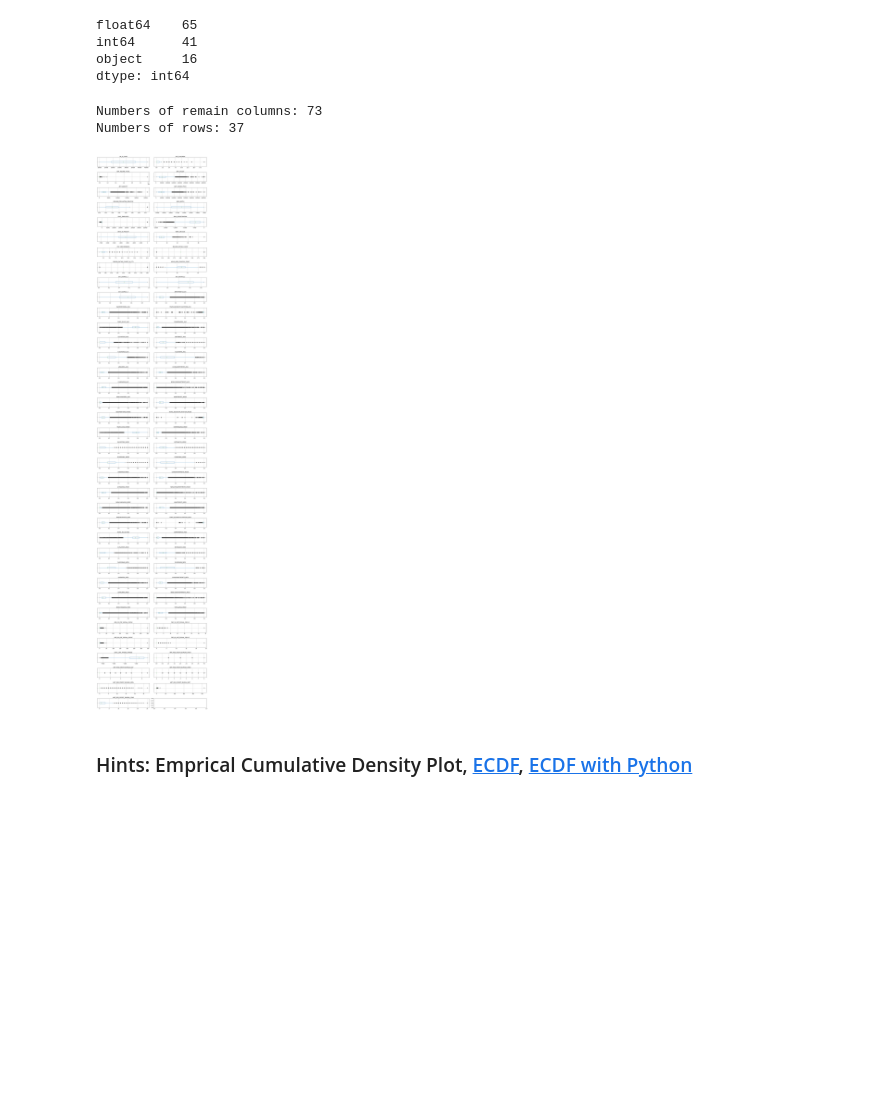
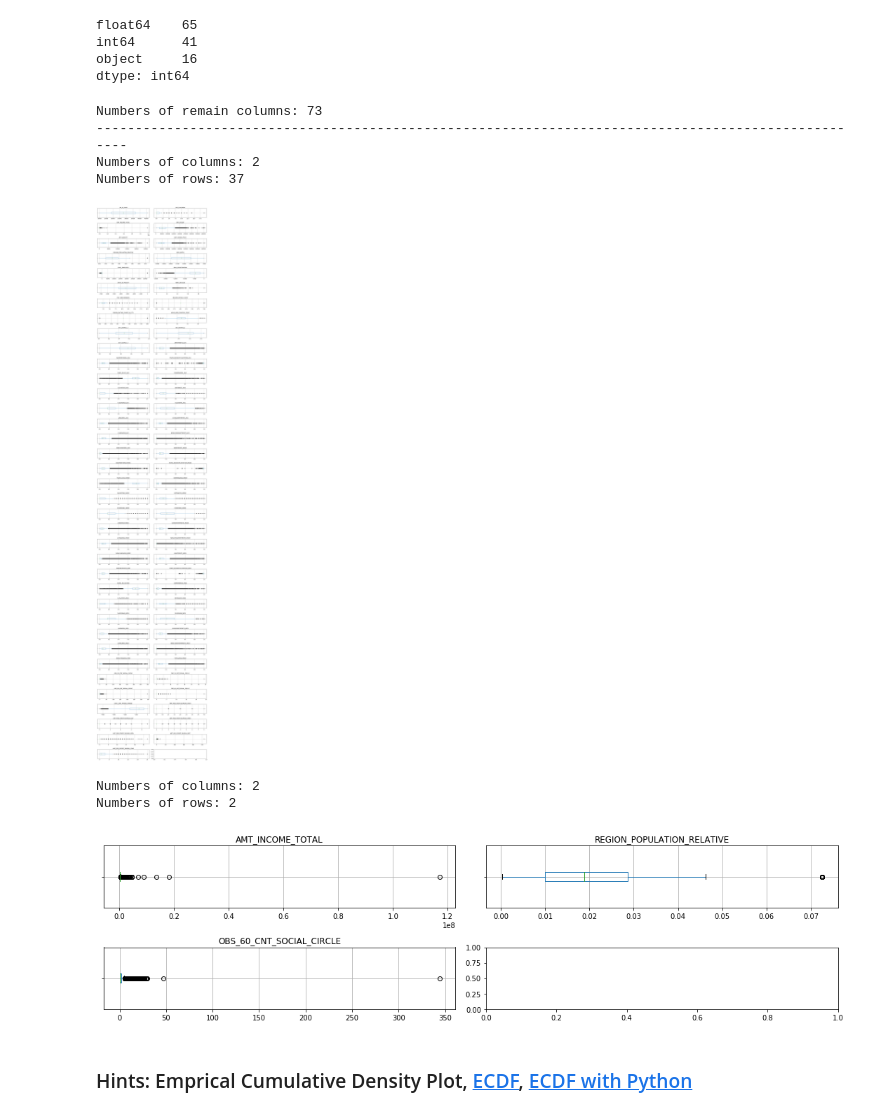
Before and after one commit to leon0825/ML100-Days, a Jupyter notebook: homework/Day_006_HW.ipynb, the cells around one changed output. Drawn from its saved outputs; the diff is of its cells as text; code cells hidden in the pictures; blank space fills up the shorter version.

```diff
--- a/homework/Day_006_HW.ipynb
+++ b/homework/Day_006_HW.ipynb
@@ -30,6 +30,21 @@ Path of read in data: ./data\application_train.csv
 5 rows × 122 columns
 # %% [markdown]
 ## 請參考 HomeCredit_columns_description.csv 的欄位說明，觀察並列出三個你覺得可能有 outlier 的欄位並解釋可能的原因
+# %%
+# 繪製 - 箱形圖
+def print_boxplot(data, numeric_columns, num_cols = 2):
+    num_rows = int(np.ceil(len(numeric_columns) / num_cols))
+    print("Numbers of columns: %s" % num_cols)
+    print("Numbers of rows: %s" % num_rows)
+
+    fig, axes = plt.subplots(num_rows, num_cols, figsize = (15, num_rows * 2))
+    for (col, ax) in zip(numeric_columns, axes.ravel()):
+        data.boxplot(column = col, ax = ax, vert = False)
+        ax.set_yticklabels([])
+        ax.set_title(col)
+
+    plt.tight_layout()
+    plt.show()
 # %%
 # 先查看「欄位」的所有「資料型態」
 app_train.dtypes.value_counts()
@@ -64,27 +79,27 @@ for col in numeric_columns:
     plt.show()
 '''
 
-num_cols = 2
-num_rows = int(np.ceil(len(numeric_columns) / num_cols))
-print("Numbers of rows: %s" % num_rows)
-
-fig, axes = plt.subplots(num_rows, num_cols, figsize = (15, num_rows * 2))
-for (col, ax) in zip(numeric_columns, axes.ravel()):
-    app_train.boxplot(column = col, ax = ax, vert = False)
-    ax.set_yticklabels([])
-    ax.set_title(col)
-
-plt.tight_layout()
-plt.show()
+print('-' * 100)
+print_boxplot(app_train, numeric_columns)
 # %% [output]
 Numbers of remain columns: 73
+----------------------------------------------------------------------------------------------------
+Numbers of columns: 2
 Numbers of rows: 37
 [figure]
 # %%
 # 從上面的圖檢查的結果，至少這三個欄位好像有點可疑
 
 # AMT_INCOME_TOTAL
 # REGION_POPULATION_RELATIVE
 # OBS_60_CNT_SOCIAL_CIRCLE
+
+numeric_columns = ["AMT_INCOME_TOTAL", "REGION_POPULATION_RELATIVE", "OBS_60_CNT_SOCIAL_CIRCLE"]
+
+print_boxplot(app_train, numeric_columns)
+# %% [output]
+Numbers of columns: 2
+Numbers of rows: 2
+[figure, added]
 # %% [markdown]
 ### Hints: Emprical Cumulative Density Plot, [ECDF](https://zh.wikipedia.org/wiki/%E7%BB%8F%E9%AA%8C%E5%88%86%E5%B8%83%E5%87%BD%E6%95%B0), [ECDF with Python](https://stackoverflow.com/questions/14006520/ecdf-in-python-without-step-function)
```
Also changed, not shown: parts of 5 cells of this notebook.
